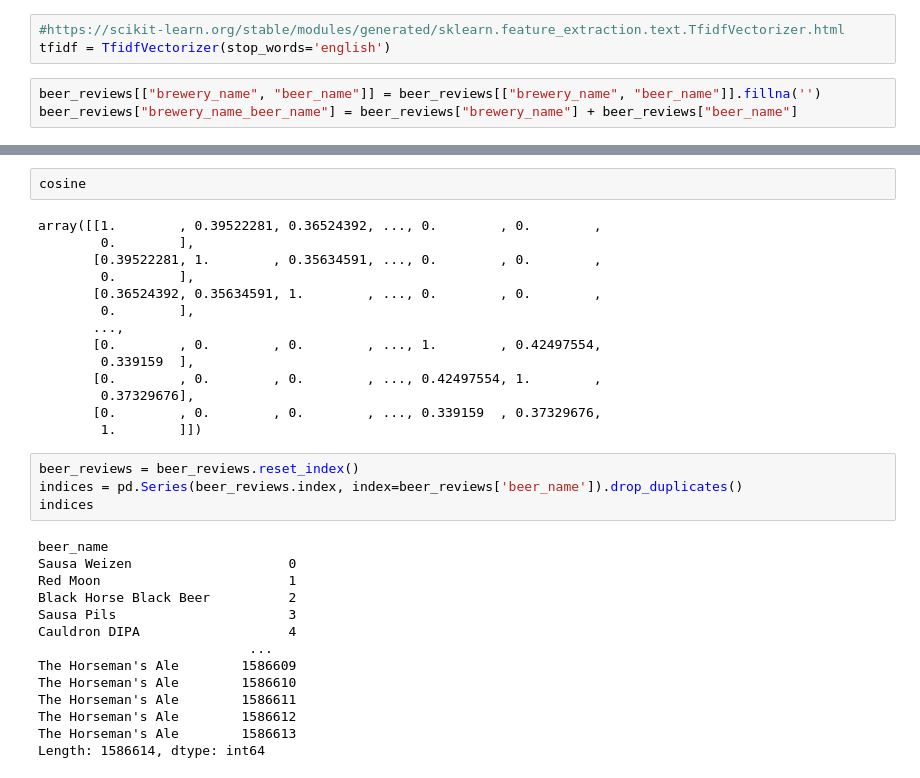
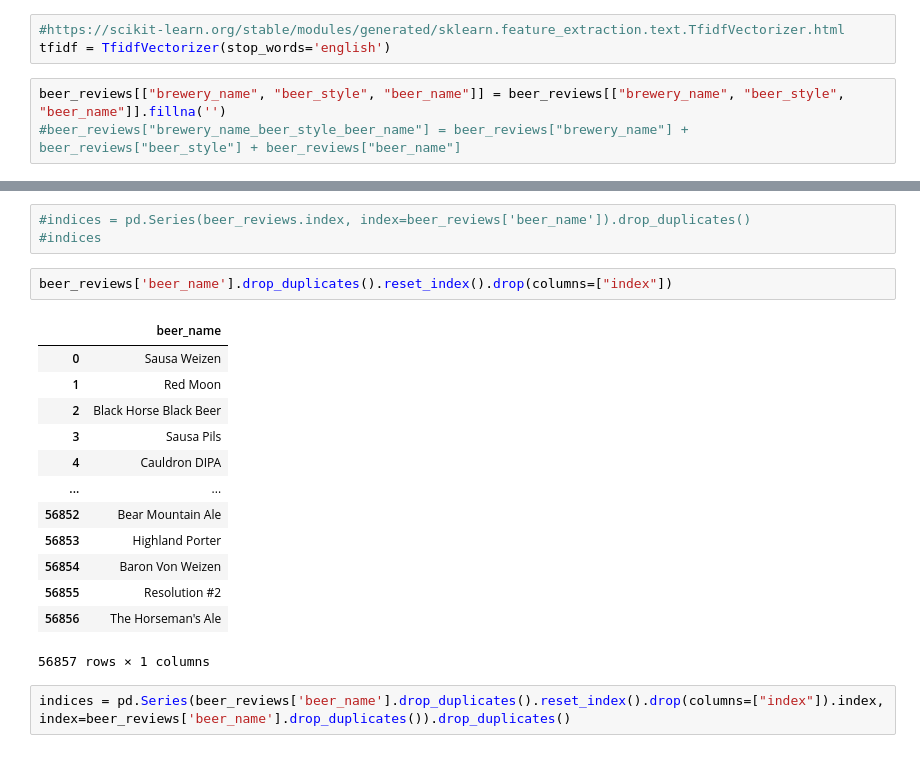
Before and after one commit to KonuTech/beer-reviews-recommender, a Jupyter notebook: beer_review_recommender.ipynb, the cells around one changed output, grey strips where cells are left out. Cells and saved outputs as stored; diff of their text form.

```diff
--- a/beer_review_recommender.ipynb
+++ b/beer_review_recommender.ipynb
@@ -799,6 +887,6 @@ ps.sqldf(q1, locals())
 #https://scikit-learn.org/stable/modules/generated/sklearn.feature_extraction.text.TfidfVectorizer.html
 tfidf = TfidfVectorizer(stop_words='english')
 # %%
-beer_reviews[["brewery_name", "beer_name"]] = beer_reviews[["brewery_name", "beer_name"]].fillna('')
-beer_reviews["brewery_name_beer_name"] = beer_reviews["brewery_name"] + beer_reviews["beer_name"]
+beer_reviews[["brewery_name", "beer_style", "beer_name"]] = beer_reviews[["brewery_name", "beer_style", "beer_name"]].fillna('')
+#beer_reviews["brewery_name_beer_style_beer_name"] = beer_reviews["brewery_name"] + beer_reviews["beer_style"] + beer_reviews["beer_name"]
 # %%
@@ -823,34 +904,21 @@ print("--- %s seconds ---" % round((time.time() - start_time)))
-# %%
-cosine
-# %% [output]
-array([[1.        , 0.39522281, 0.36524392, ..., 0.        , 0.        ,
-        0.        ],
-       [0.39522281, 1.        , 0.35634591, ..., 0.        , 0.        ,
-        0.        ],
-       [0.36524392, 0.35634591, 1.        , ..., 0.        , 0.        ,
-        0.        ],
-       ...,
-       [0.        , 0.        , 0.        , ..., 1.        , 0.42497554,
-        0.339159  ],
-       [0.        , 0.        , 0.        , ..., 0.42497554, 1.        ,
-        0.37329676],
-       [0.        , 0.        , 0.        , ..., 0.339159  , 0.37329676,
-        1.        ]])
 # %%
-beer_reviews = beer_reviews.reset_index()
-indices = pd.Series(beer_reviews.index, index=beer_reviews['beer_name']).drop_duplicates()
-indices
+#indices = pd.Series(beer_reviews.index, index=beer_reviews['beer_name']).drop_duplicates()
+#indices
-# %% [output]
-beer_name
-Sausa Weizen                    0
-Red Moon                        1
-Black Horse Black Beer          2
-Sausa Pils                      3
-Cauldron DIPA                   4
-                           ...
-The Horseman's Ale        1586609
-The Horseman's Ale        1586610
-The Horseman's Ale        1586611
-The Horseman's Ale        1586612
-The Horseman's Ale        1586613
-Length: 1586614, dtype: int64
+# %%
+beer_reviews['beer_name'].drop_duplicates().reset_index().drop(columns=["index"])
+# %% [output]
+|  | beer_name |
+| 0 | Sausa Weizen |
+| 1 | Red Moon |
+| 2 | Black Horse Black Beer |
+| 3 | Sausa Pils |
+| 4 | Cauldron DIPA |
+| ... | ... |
+| 56852 | Bear Mountain Ale |
+| 56853 | Highland Porter |
+| 56854 | Baron Von Weizen |
+| 56855 | Resolution #2 |
+| 56856 | The Horseman's Ale |
+56857 rows × 1 columns
+# %%
+indices = pd.Series(beer_reviews['beer_name'].drop_duplicates().reset_index().drop(columns=["index"]).index, index=beer_reviews['beer_name'].drop_duplicates()).drop_duplicates()
```
Also changed, not shown: parts of 37 cells of this notebook.
